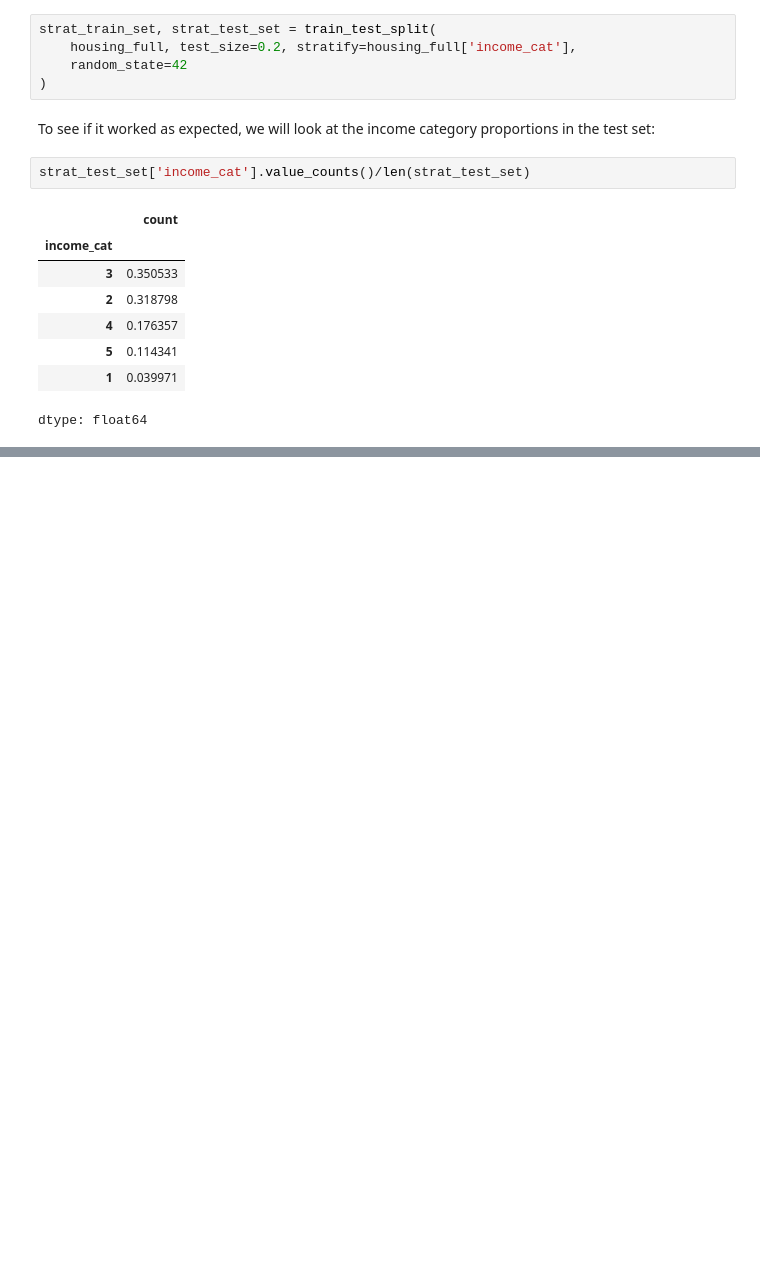
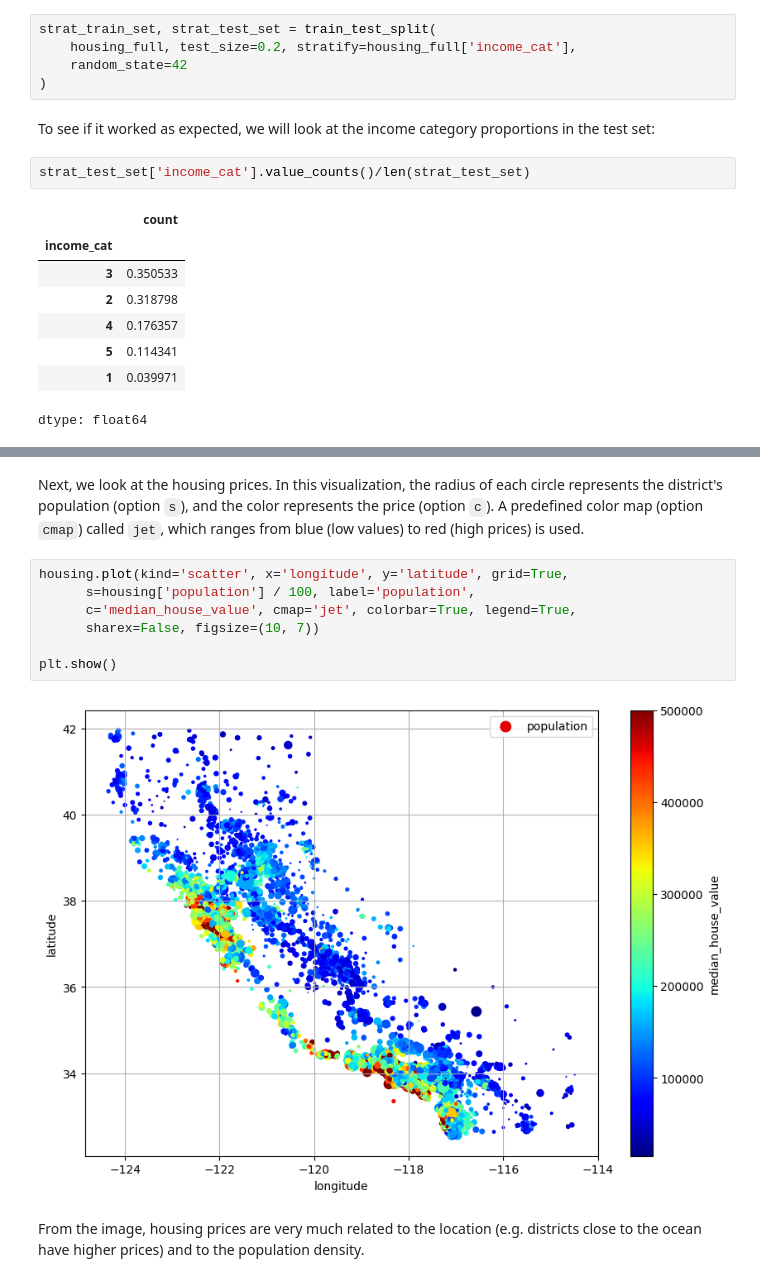
Before and after one commit to gbonsu673-ui/california-housing-price-prediction, a Jupyter notebook: end_to_end_machine_learning.ipynb, the cells around one changed output, grey strips where cells are left out. Saved outputs shown, nothing was run; the diff lists cells and outputs as text; blank space fills up the shorter version.

```diff
--- a/end_to_end_machine_learning.ipynb
+++ b/end_to_end_machine_learning.ipynb
@@ -256,0 +278,13 @@ First, the test set is set aside and only the training set is explored. Also, if
+# %% [markdown]
+Next, we look at the housing prices. In this visualization, the radius of each circle represents the district's population (option `s`), and the color represents the price (option `c`). A predefined color map (option `cmap`) called `jet`, which ranges from blue (low values) to red (high prices) is used.
+# %%
+housing.plot(kind='scatter', x='longitude', y='latitude', grid=True,
+      s=housing['population'] / 100, label='population',
+      c='median_house_value', cmap='jet', colorbar=True, legend=True,
+      sharex=False, figsize=(10, 7))
+
+plt.show()
+# %% [output]
+[figure, added]
+# %% [markdown]
+From the image, housing prices are very much related to the location (e.g. districts close to the ocean have higher prices) and to the population density.
```
Also changed, not shown: parts of 17 cells of this notebook.
